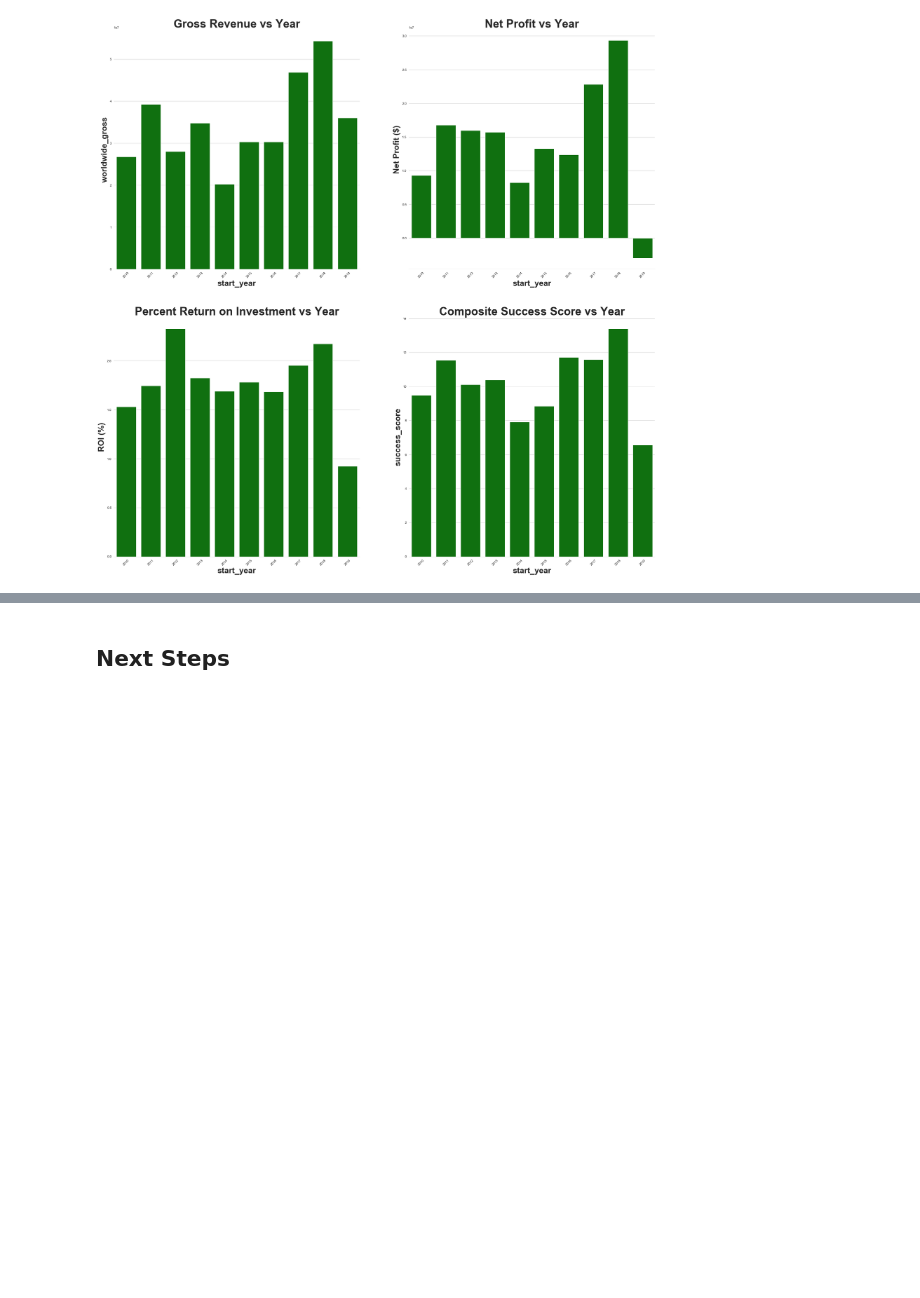
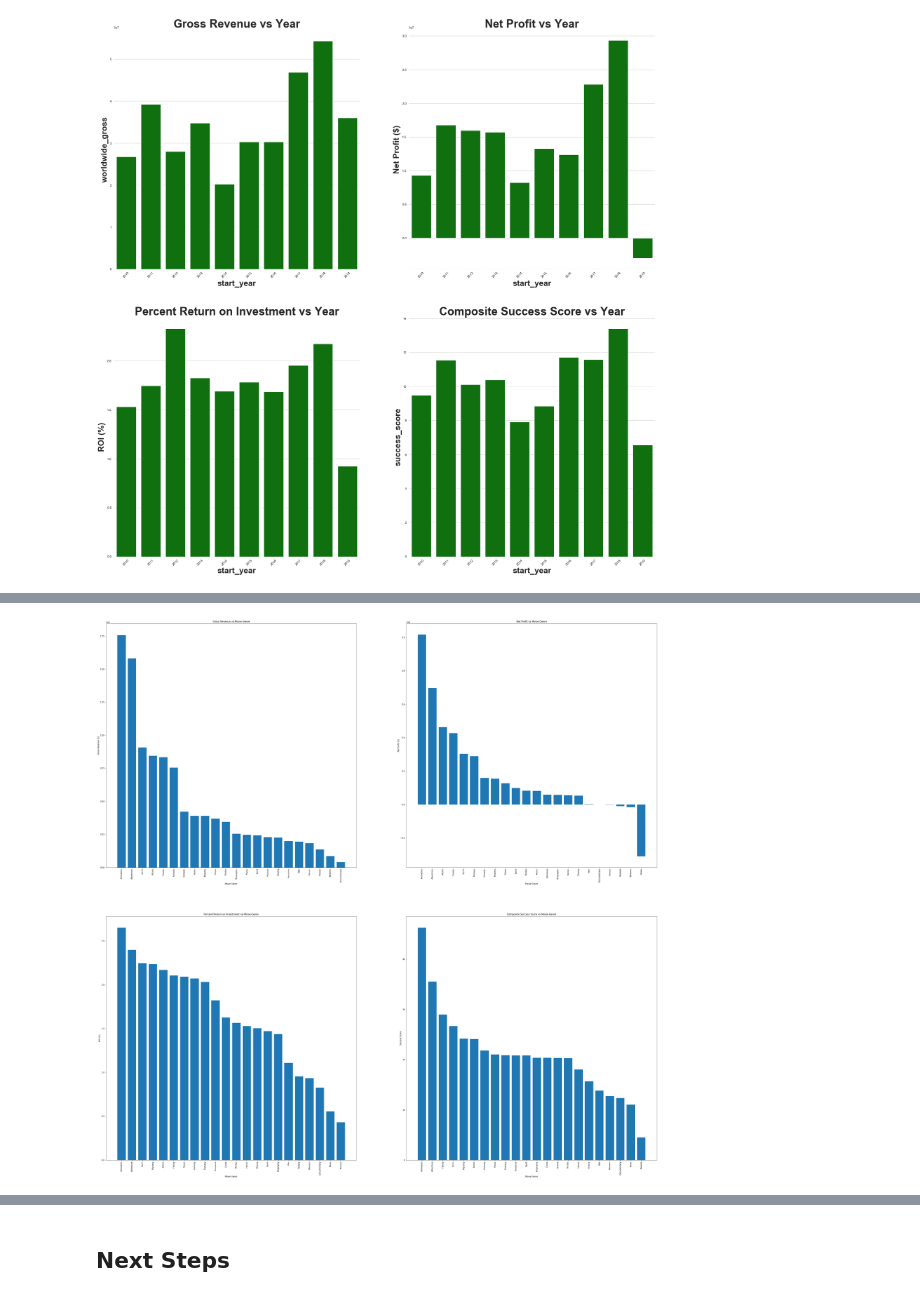
Before and after one commit to benspils/movie-content-analysis, a Jupyter notebook: What_Makes_a_Successful_Movie?.ipynb, the cells around one changed output, grey strips where cells are left out. Cells and saved outputs as stored; diff of their text form; code cells hidden in the pictures; blank space fills up the shorter version.

```diff
--- a/What_Makes_a_Successful_Movie?.ipynb
+++ b/What_Makes_a_Successful_Movie?.ipynb
@@ -412,0 +464,85 @@ sns.barplot(x, y3_comp, ax=ax[1][1], color='green')
+# %%
+# Extract all values for genre from data set
+
+unique_genre_combos=list(master_table["genres"].unique())
+
+# Values are listed as combinations delimited by commas.
+# Separate these combinations into a list of unique genres so that each
+# can be analyzed individually.
+
+genre_list=[]
+for genres in unique_genre_combos:
+    genre_list.append(genres.split(","))
+
+genre_master=[]
+for genre in genre_list:
+    for subgenre in genre:
+        genre_master.append(subgenre)
+
+unique_genre_master=set(genre_master)
+
+# Using the list of unique genres, loop through the data set to find each movie that is
+# aligned to each genre. Create a dataframe documenting these relationships.
+
+vector=list(range(0,len(master_table.tconst)))
+df_genres=[]
+df_consts=[]
+
+for genre in unique_genre_master:
+    for number in vector:
+        if genre in master_table.iloc[number, 4]:
+            df_genres.append(genre)
+            df_consts.append(master_table.iloc[number, 0])
+
+genre_table=pd.DataFrame({'tconst':df_consts, 'ugenre':df_genres})
+
+# Merge the new genre/movie data frame to the master data table in order to link budget data
+# back to genre.
+
+complete_genre_table=pd.merge(genre_table, master_table, how="left", on="tconst")
+
+# Graph genre values against each of the four established measures of success
+
+figure, ax = plt.subplots(2, 2, figsize=(50, 50))
+
+# Establish x and y values for plots
+
+x0_gross_rev=complete_genre_table.groupby("ugenre").median().sort_values(by='worldwide_gross', ascending=False).index
+x1_net_prof=complete_genre_table.groupby("ugenre").median().sort_values(by='net_profit', ascending=False).index
+x2_roi_percent=complete_genre_table.groupby("ugenre").median().sort_values(by='roi', ascending=False).index
+x3_comp=complete_genre_table.groupby("ugenre").median().sort_values(by='success_score', ascending=False).index
+y0_gross_rev= complete_genre_table.groupby("ugenre").median().sort_values(by='worldwide_gross', ascending=False).worldwide_gross
+y1_net_prof= complete_genre_table.groupby("ugenre").median().sort_values(by='net_profit', ascending=False).net_profit
+y2_roi_percent= complete_genre_table.groupby("ugenre").median().sort_values(by='roi', ascending=False).roi
+y3_comp= complete_genre_table.groupby("ugenre").mean().sort_values(by='success_score', ascending=False).success_score
+
+# Set axes for all four graphs
+
+ax[0][0].set_title('Gross Revenue vs Movie Genre')
+ax[0][0].set_xlabel('Movie Genre')
+ax[0][0].set_ylabel('Gross Revenue ($)')
+
+ax[0][1].set_title('Net Profit vs Movie Genre')
+ax[0][1].set_xlabel('Movie Genre')
+ax[0][1].set_ylabel('Net Profit ($)')
+
+ax[1][0].set_title('Percent Return on Investment vs Movie Genre')
+ax[1][0].set_xlabel('Movie Genre')
+ax[1][0].set_ylabel('ROI (%)')
+
+ax[1][1].set_title('Composite Success Score vs Movie Genre')
+ax[1][1].set_xlabel('Movie Genre')
+ax[1][1].set_ylabel('Success Score')
+
+ax[0][0].set_xticklabels(x0_gross_rev,rotation=90)
+ax[0][1].set_xticklabels(x1_net_prof,rotation=90)
+ax[1][0].set_xticklabels(x2_roi_percent,rotation=90)
+ax[1][1].set_xticklabels(x3_comp,rotation=90)
+
+# Graph the four plots
+
+ax[0][0].bar(x0_gross_rev, y0_gross_rev)
+ax[0][1].bar(x1_net_prof, y1_net_prof)
+ax[1][0].bar(x2_roi_percent, y2_roi_percent)
+ax[1][1].bar(x3_comp, y3_comp)
+# %% [output]
@@ -412,0 +550 @@ sns.barplot(x, y3_comp, ax=ax[1][1], color='green')
+[figure, added]
```
Also changed, not shown: parts of 30 cells of this notebook.
